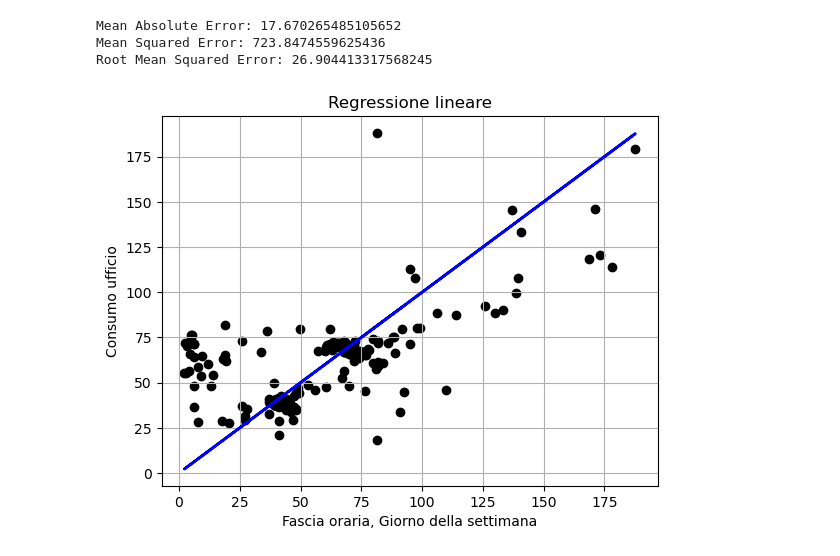
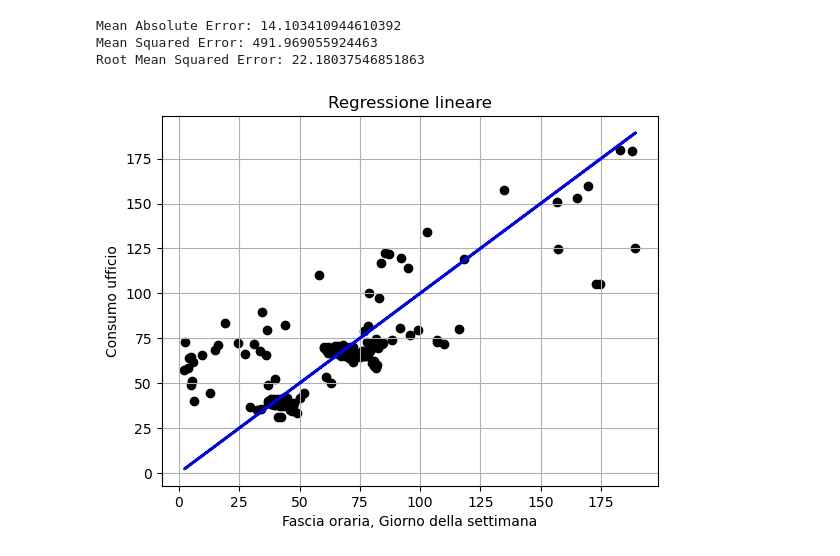
Before and after one commit to marcimastro98/RBS-HARPA-PROJECT, a Jupyter notebook: pyscript/NotebookML.ipynb, the cells around one changed output. Saved outputs shown, nothing was run; the diff lists cells and outputs as text; code cells hidden in the pictures.

```diff
--- a/pyscript/NotebookML.ipynb
+++ b/pyscript/NotebookML.ipynb
@@ -146,7 +146,7 @@ df['giorno'] = pd.to_datetime(df['giorno'])
 
 df = df.fillna(0)
 
-X = df[['kilowatt_ufficio_diff', 'kilowatt_data_center_diff', 'fascia_oraria', 'giorno_settimana_num']] # Variabile indipendente
+X = df[['kilowatt_ufficio_diff', 'kilowatt_data_center_diff', 'fascia_oraria_num', 'giorno_settimana_num']] # Variabile indipendente
 Y = df[['kilowatt_edificio_diff']] # Variabile dipendente
 
 X.head()
@@ -154,34 +154,34 @@ Y.head()
 
 
 X_train, X_test, Y_train, Y_test = train_test_split(X, Y, test_size=0.2, train_size=0.8, random_state=0)
 
 # Creazione del modello di regressione lineare
 model = LinearRegression()
 
 # Addestamento del modello
 model.fit(X_train, Y_train)
 
 # Predizione dei valori di consumo
 
 Y_pred = model.predict(X_test)
 
 # Valutazione del modello
 
 print('Mean Absolute Error:', metrics.mean_absolute_error(Y_test, Y_pred))
 print('Mean Squared Error:', metrics.mean_squared_error(Y_test, Y_pred))
 print('Root Mean Squared Error:', metrics.mean_squared_error(Y_test, Y_pred, squared=False))
 
 # Visualizzazione del modello
 
 plt.scatter(Y_test, Y_pred, color='black')
 plt.plot(Y_test, Y_test, color='blue', linewidth=2) # Linea di riferimento
 plt.xlabel('Fascia oraria, Giorno della settimana')
 plt.ylabel('Consumo ufficio')
 plt.title('Regressione lineare')
 plt.grid()
 plt.show()
 # %% [output]
-Mean Absolute Error: 17.670265485105652
-Mean Squared Error: 723.8474559625436
-Root Mean Squared Error: 26.904413317568245
+Mean Absolute Error: 14.103410944610392
+Mean Squared Error: 491.969055924463
+Root Mean Squared Error: 22.18037546851863
-[figure, old version]
+[figure, new version]
```
Also changed, not shown: parts of 4 cells of this notebook, 2 other files.
